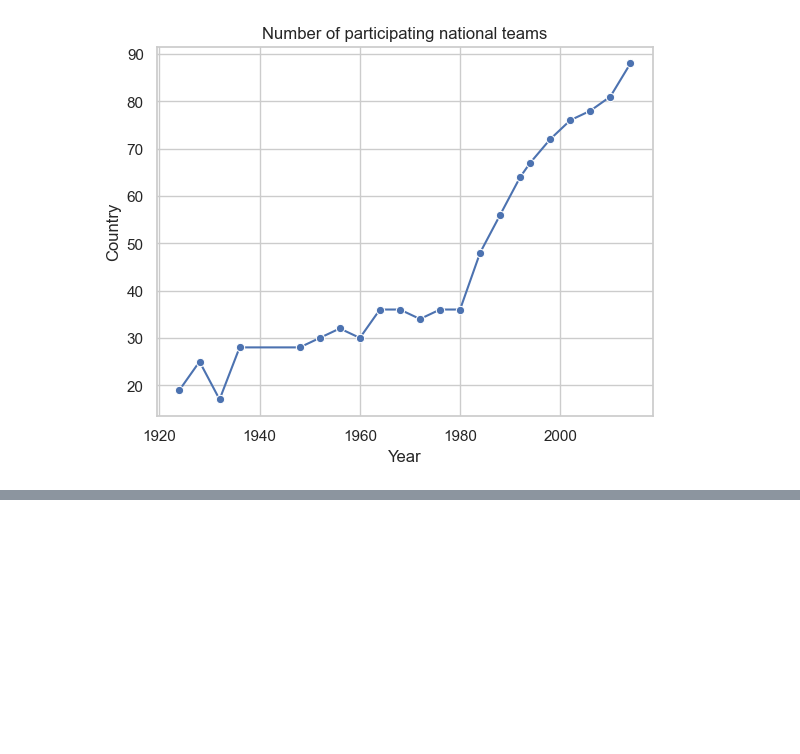
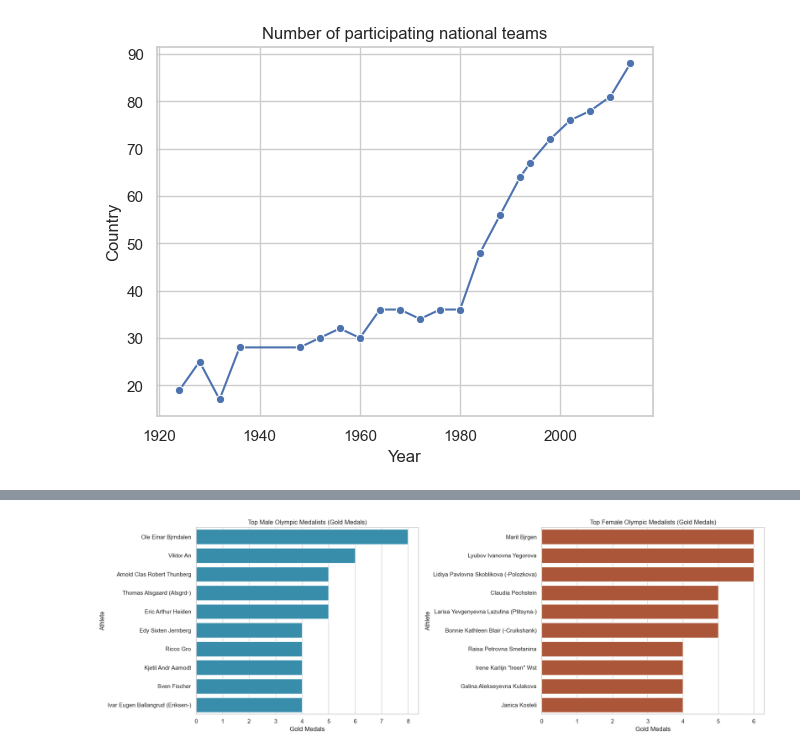
Before and after one commit to pan7ae/data_analysis_projects, a Jupyter notebook: my own researches/EDA of olympics.ipynb, the cells around one changed output, grey strips where cells are left out. Saved outputs shown, nothing was run; the diff lists cells and outputs as text; code cells hidden in the pictures; blank space fills up the shorter version.

Commit message:
Started with the athletes statistics. Finished the multi-olympic champions

```diff
--- a/my own researches/EDA of olympics.ipynb
+++ b/my own researches/EDA of olympics.ipynb
@@ -387,2 +389,14 @@ plt.show()
 # %%
-# ToDo: Result of individual athletes
+athletes = df.drop_duplicates(["Name", "Games", "Event"])
+
+# Create DataFrame with unique athletes
+unique_athletes = df.drop_duplicates(["Name", "Sex"])
+unique_athletes = unique_athletes.drop(['Games', 'Year', 'Season', 'City', 'Event', 'Medal', 'region', 'notes'], axis=1)
+
+athletes_medals = pd.crosstab(athletes["Name"], athletes["Medal"])[["Gold", "Silver", "Bronze"]]
+
+# Add 'Sex' column
+athletes_medals = pd.merge(athletes_medals, unique_athletes[["Name", "Sex"]], on="Name", how="left")
+
+# Sorting by Gold, Silver and Bronze
+athletes_medals = athletes_medals.sort_values(by=["Gold", "Silver", "Bronze"], ascending=False)
@@ -388,0 +419,21 @@ plt.show()
+# %%
+# Filter data for male and female athletes and select the top 10 for each
+top_male_athletes = athletes_medals[athletes_medals["Sex"] == "M"].head(10)
+top_female_athletes = athletes_medals[athletes_medals["Sex"] == "F"].head(10)
+
+fig, axes = plt.subplots(1, 2, figsize=(18, 6))
+
+sns.barplot(data=top_male_athletes, y="Name", x="Gold", color="#2596be", ax=axes[0])
+axes[0].set_title("Top Male Olympic Medalists (Gold Medals)")
+axes[0].set_xlabel("Gold Medals")
+axes[0].set_ylabel("Athlete")
+
+sns.barplot(data=top_female_athletes, y="Name", x="Gold", color="#be4d25", ax=axes[1])
+axes[1].set_title("Top Female Olympic Medalists (Gold Medals)")
+axes[1].set_xlabel("Gold Medals")
+axes[1].set_ylabel("Athlete")
+
+plt.tight_layout()
+plt.show()
+# %% [output]
+[figure, added]
```
Also changed, not shown: parts of 4 cells of this notebook.
